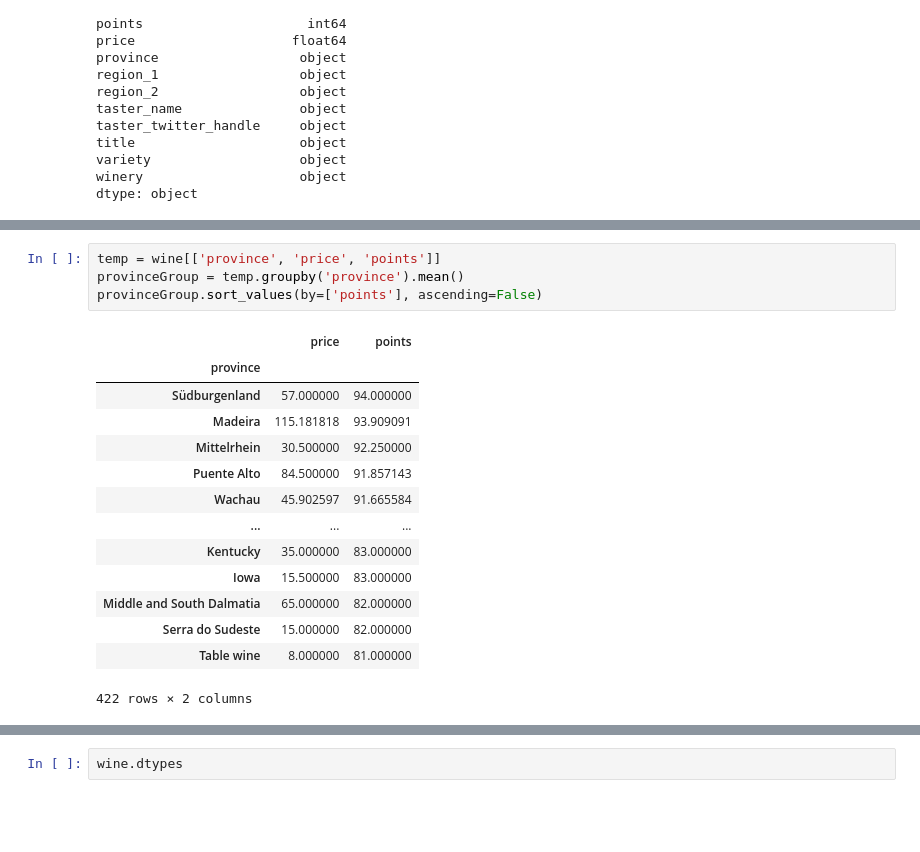
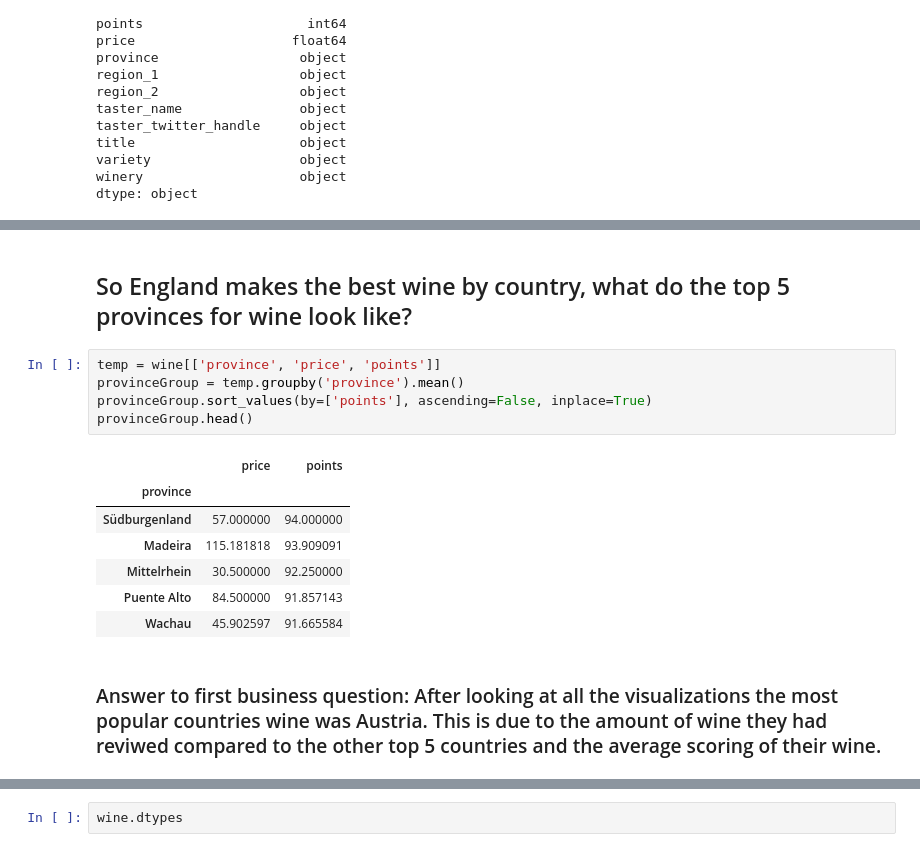
Before and after one commit to Brandon-Nutting/UdacityDataAnalysisProject, a Jupyter notebook: wineInvestigation.ipynb, the cells around one changed output, grey strips where cells are left out. Cells and saved outputs as stored; diff of their text form; blank space fills up the shorter version.

```diff
--- a/wineInvestigation.ipynb
+++ b/wineInvestigation.ipynb
@@ -111,19 +175,17 @@ countryGroup.sort_values(by=['points'], ascending=False)
+# %% [markdown]
+## So England makes the best wine by country, what do the top 5 provinces for wine look like?
 # %%
 temp = wine[['province', 'price', 'points']]
 provinceGroup = temp.groupby('province').mean()
-provinceGroup.sort_values(by=['points'], ascending=False)
+provinceGroup.sort_values(by=['points'], ascending=False, inplace=True)
+provinceGroup.head()
 # %% [output]
 |  | price | points |
 | province |  |  |
 | Südburgenland | 57.000000 | 94.000000 |
 | Madeira | 115.181818 | 93.909091 |
 | Mittelrhein | 30.500000 | 92.250000 |
 | Puente Alto | 84.500000 | 91.857143 |
 | Wachau | 45.902597 | 91.665584 |
-| ... | ... | ... |
-| Kentucky | 35.000000 | 83.000000 |
-| Iowa | 15.500000 | 83.000000 |
-| Middle and South Dalmatia | 65.000000 | 82.000000 |
-| Serra do Sudeste | 15.000000 | 82.000000 |
-| Table wine | 8.000000 | 81.000000 |
-422 rows × 2 columns
+# %% [markdown]
+### Answer to first business question: After looking at all the visualizations the most popular countries wine was Austria. This is due to the amount of wine they had reviwed compared to the other top 5 countries and the average scoring of their wine.
```
Also changed, not shown: parts of 44 cells of this notebook, 14 other files.
